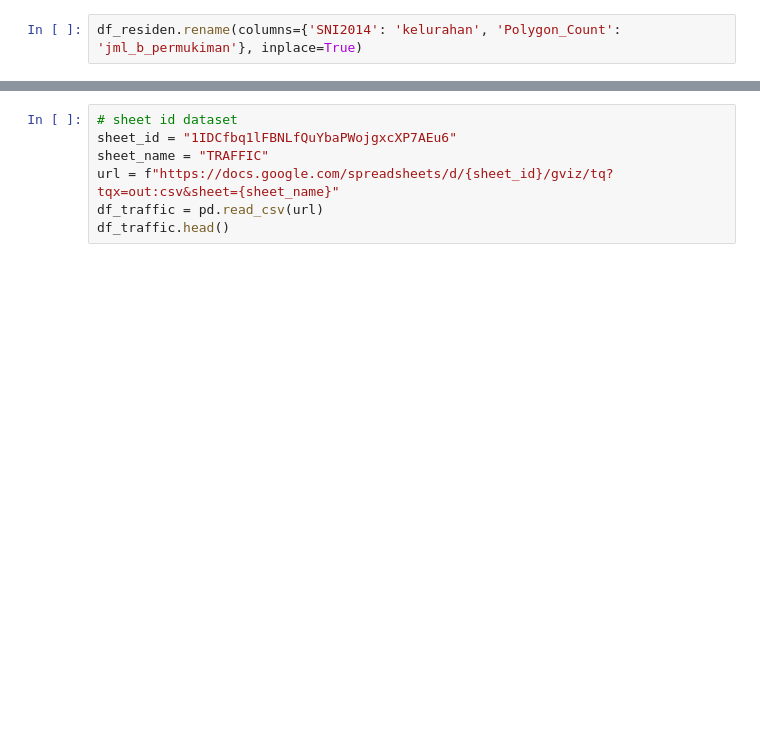
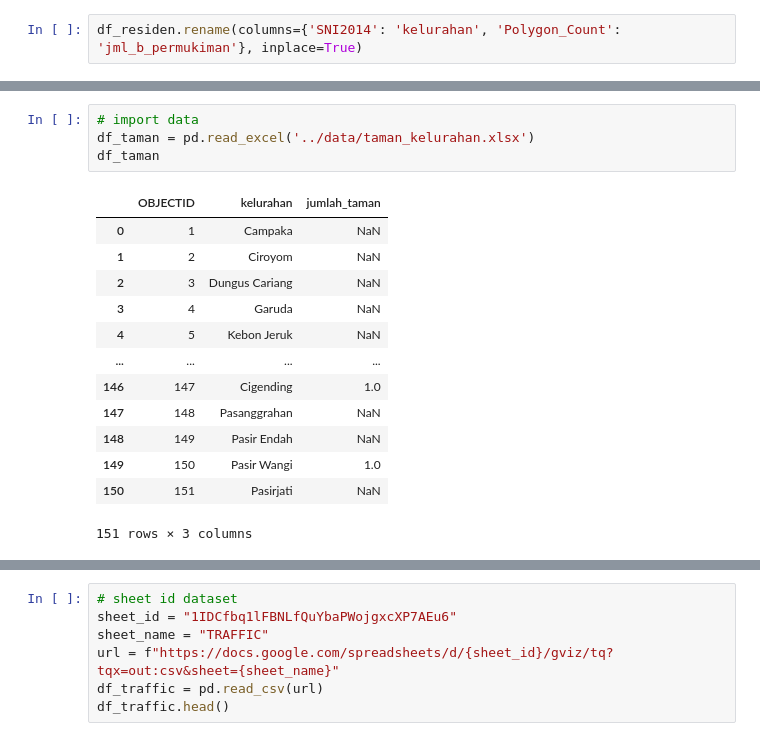
Before and after one commit to azwanazamuddin/location-choice-model, a Jupyter notebook: notebooks/data_prep_mnl.ipynb, the cells around one changed output, grey strips where cells are left out. Saved outputs shown, nothing was run; the diff lists cells and outputs as text; blank space fills up the shorter version.

```diff
--- a/notebooks/data_prep_mnl.ipynb
+++ b/notebooks/data_prep_mnl.ipynb
@@ -77,3 +77,21 @@ merged_kel
 | 149 | 150 | Pasir Wangi | 1 | 0 | 3 | 0 | 0 | 0 | ... |
 | 150 | 151 | Pasirjati | 0 | 2 | 1 | 0 | 0 | 0 | ... |
 151 rows × 17 columns
+# %%
+# import data
+df_taman = pd.read_excel('../data/taman_kelurahan.xlsx')
+df_taman
+# %% [output]
+|  | OBJECTID | kelurahan | jumlah_taman |
+| 0 | 1 | Campaka | NaN |
+| 1 | 2 | Ciroyom | NaN |
+| 2 | 3 | Dungus Cariang | NaN |
+| 3 | 4 | Garuda | NaN |
+| 4 | 5 | Kebon Jeruk | NaN |
+| ... | ... | ... | ... |
+| 146 | 147 | Cigending | 1.0 |
+| 147 | 148 | Pasanggrahan | NaN |
+| 148 | 149 | Pasir Endah | NaN |
+| 149 | 150 | Pasir Wangi | 1.0 |
+| 150 | 151 | Pasirjati | NaN |
+151 rows × 3 columns
```
Also changed, not shown: parts of 15 cells of this notebook, 2 other files.
